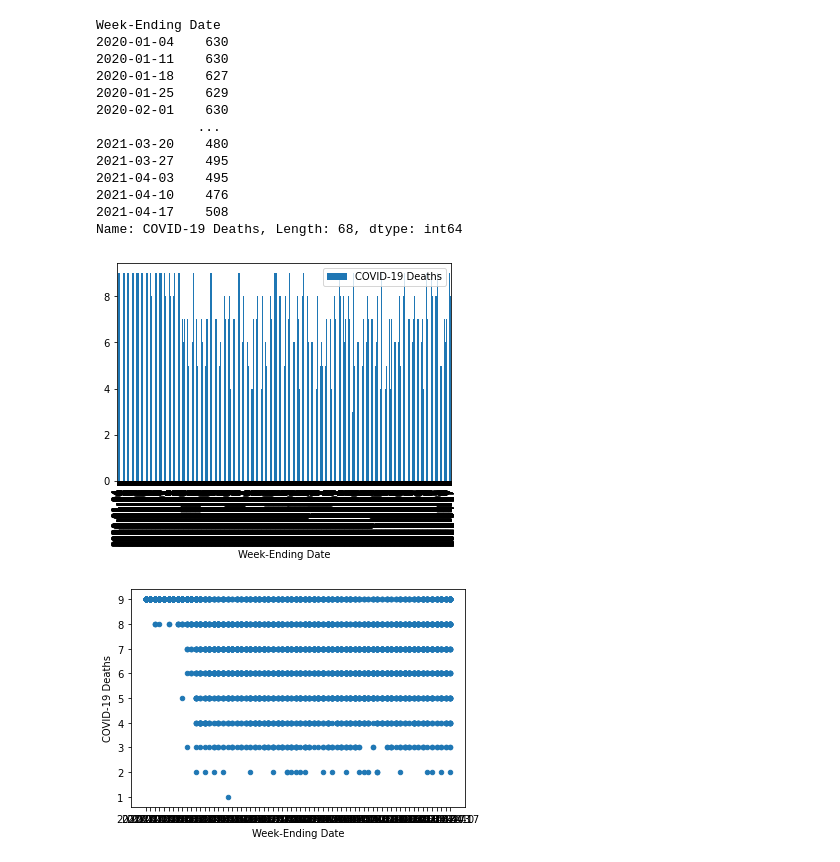
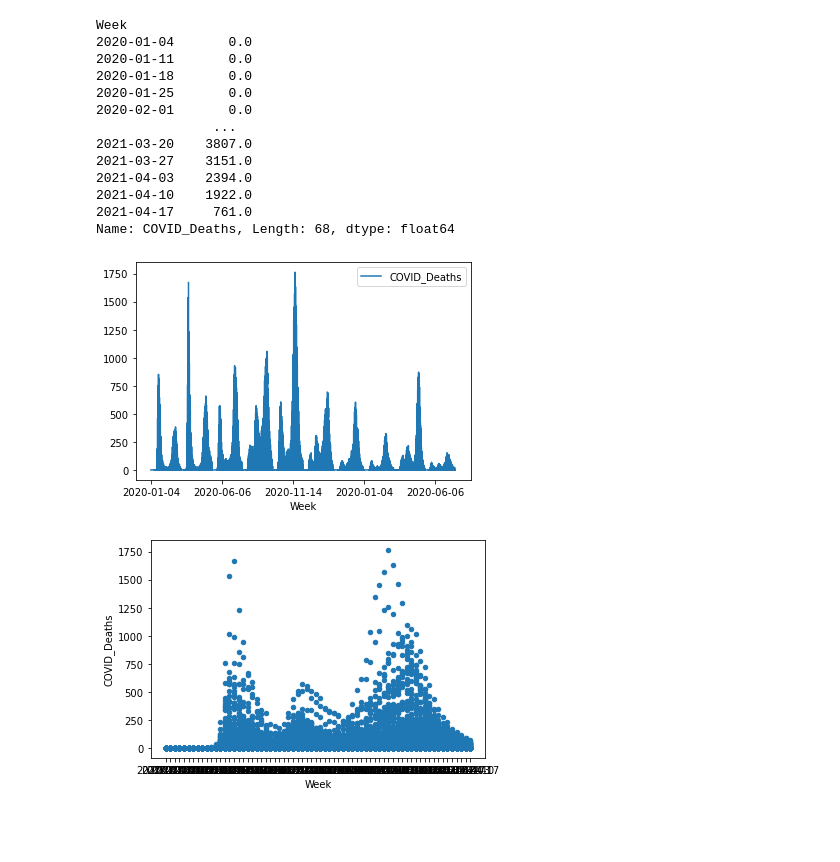
Before and after one commit to itsjonlau/Final-Project, a Jupyter notebook: Lauren/dev/Analyzing_Data.ipynb, the cells around one changed output. Saved outputs shown, nothing was run; the diff lists cells and outputs as text; code cells hidden in the pictures; blank space fills up the shorter version.

```diff
--- a/Lauren/dev/Analyzing_Data.ipynb
+++ b/Lauren/dev/Analyzing_Data.ipynb
@@ -26,29 +26,29 @@ data_df
 # %%
 #get the total deaths in week
-weekly_deaths = data_df.groupby(["Week-Ending Date"]).sum()["COVID-19 Deaths"]
+weekly_deaths = data_df.groupby(["Week"]).sum()["COVID_Deaths"]
 weekly_deaths
 # %% [output]
-Week-Ending Date
-2020-01-04    630
-2020-01-11    630
-2020-01-18    627
-2020-01-25    629
-2020-02-01    630
-             ...
-2021-03-20    480
-2021-03-27    495
-2021-04-03    495
-2021-04-10    476
-2021-04-17    508
-Name: COVID-19 Deaths, Length: 68, dtype: int64
+Week
+2020-01-04       0.0
+2020-01-11       0.0
+2020-01-18       0.0
+2020-01-25       0.0
+2020-02-01       0.0
+               ...
+2021-03-20    3807.0
+2021-03-27    3151.0
+2021-04-03    2394.0
+2021-04-10    1922.0
+2021-04-17     761.0
+Name: COVID_Deaths, Length: 68, dtype: float64
 # %%
-data_df.plot.bar(x="Week-Ending Date", y="COVID-19 Deaths")
+data_df.plot.line(x="Week", y="COVID_Deaths")
 
 plt.show()
 # %% [output]
-[figure, old version]
+[figure, new version]
 # %%
-data_df.plot.scatter(x="Week-Ending Date", y="COVID-19 Deaths")
+data_df.plot.scatter(x="Week", y="COVID_Deaths")
 plt.show()
 # %% [output]
-[figure, old version]
+[figure, new version]
```
Also changed, not shown: parts of 1 cell of this notebook, 14 other files.
